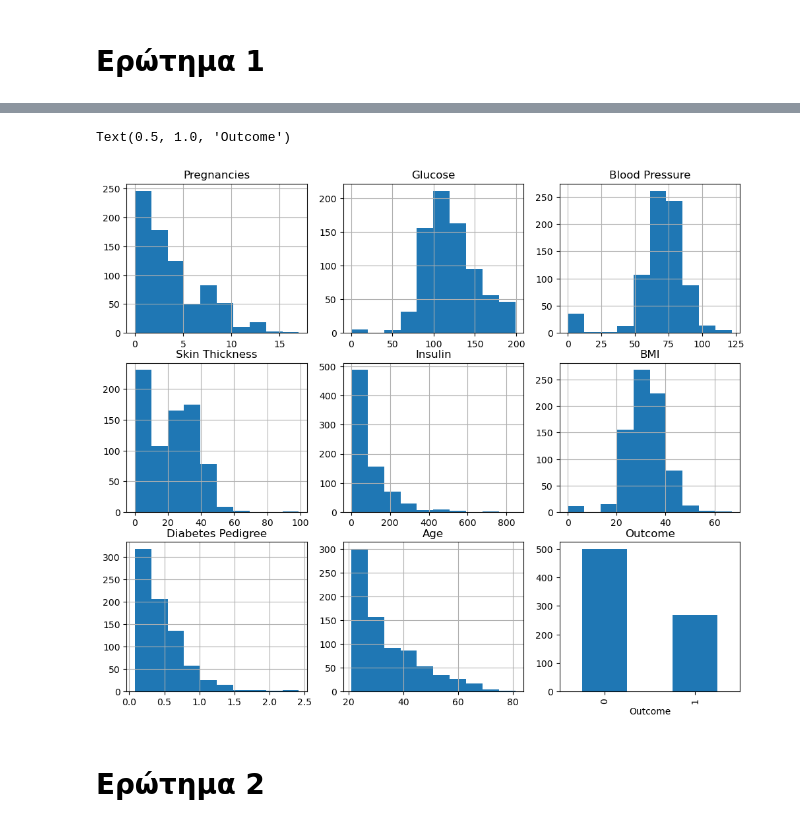
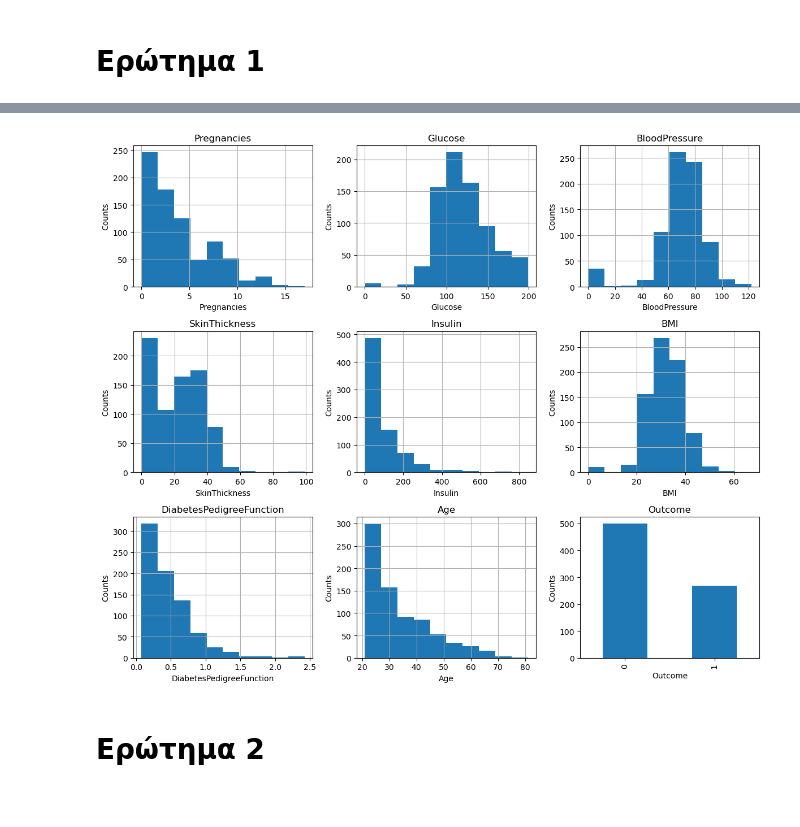
Before and after one commit to thanasisxan/AI-101-Machine-Learning, a Jupyter notebook: Excercise-1/diabetes-prediction-1.ipynb, the cells around one changed output, grey strips where cells are left out. Saved outputs shown, nothing was run; the diff lists cells and outputs as text; code cells hidden in the pictures.

```diff
--- a/Excercise-1/diabetes-prediction-1.ipynb
+++ b/Excercise-1/diabetes-prediction-1.ipynb
@@ -23,35 +23,21 @@ df.describe()
 # %%
 fig, axs = plt.subplots(3, 3, figsize=(12, 10))
 
-df['Pregnancies'].hist(ax=axs[0,0])
-axs[0,0].set_title('Pregnancies')
+for col in df.columns:
+    axis_indexes = np.unravel_index(df.columns.get_loc(col), axs.shape) # subplot index
+    axs[axis_indexes].set_title(col)
+    axs[axis_indexes].set_xlabel(col)
+    axs[axis_indexes].set_ylabel('Counts')
+    if col == 'Outcome':
+        df[col].value_counts().plot(kind='bar', ax=axs[axis_indexes])
+        continue
+    df[col].hist(ax=axs[axis_indexes])
 
-df['Glucose'].hist(ax=axs[0,1])
-axs[0,1].set_title('Glucose')
-
-df['BloodPressure'].hist(ax=axs[0,2])
-axs[0,2].set_title('Blood Pressure')
-
-df['SkinThickness'].hist(ax=axs[1,0])
-axs[1,0].set_title('Skin Thickness')
-
-df['Insulin'].hist(ax=axs[1,1])
-axs[1,1].set_title('Insulin')
-
-df['BMI'].hist(ax=axs[1,2])
-axs[1,2].set_title('BMI')
-
-df['DiabetesPedigreeFunction'].hist(ax=axs[2,0])
-axs[2,0].set_title('Diabetes Pedigree')
-
-df['Age'].hist(ax=axs[2,1])
-axs[2,1].set_title('Age')
-
-df['Outcome'].value_counts().plot(kind='bar', ax=axs[2,2])
-axs[2,2].set_title('Outcome')
+# y axis is counts for all plots
+plt.tight_layout()
+plt.show()
 # %% [output]
-Text(0.5, 1.0, 'Outcome')
-[figure, old version]
+[figure, new version]
 # %% [markdown]
 # Ερώτημα 2
 # %% [markdown]
```
Also changed, not shown: parts of 3 cells of this notebook.
